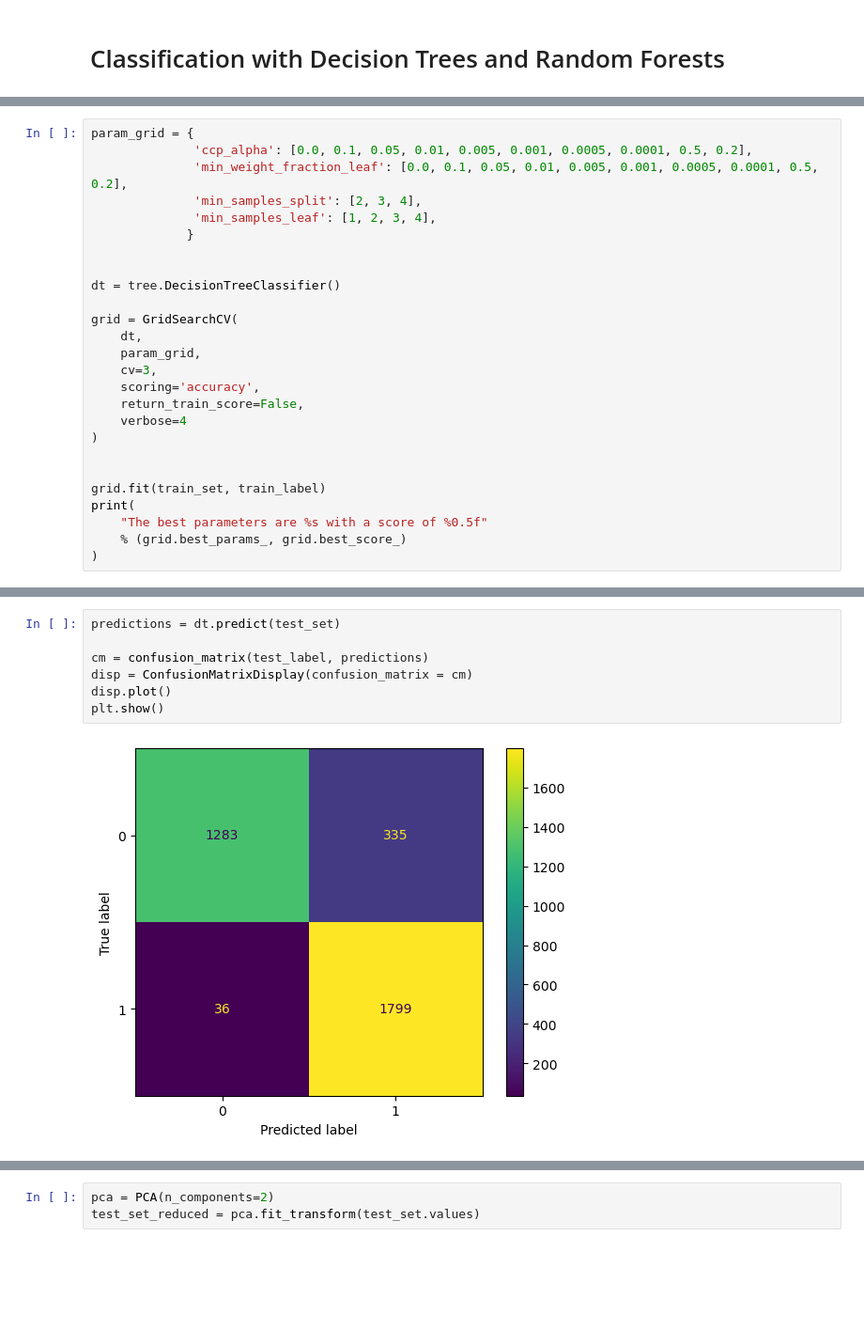
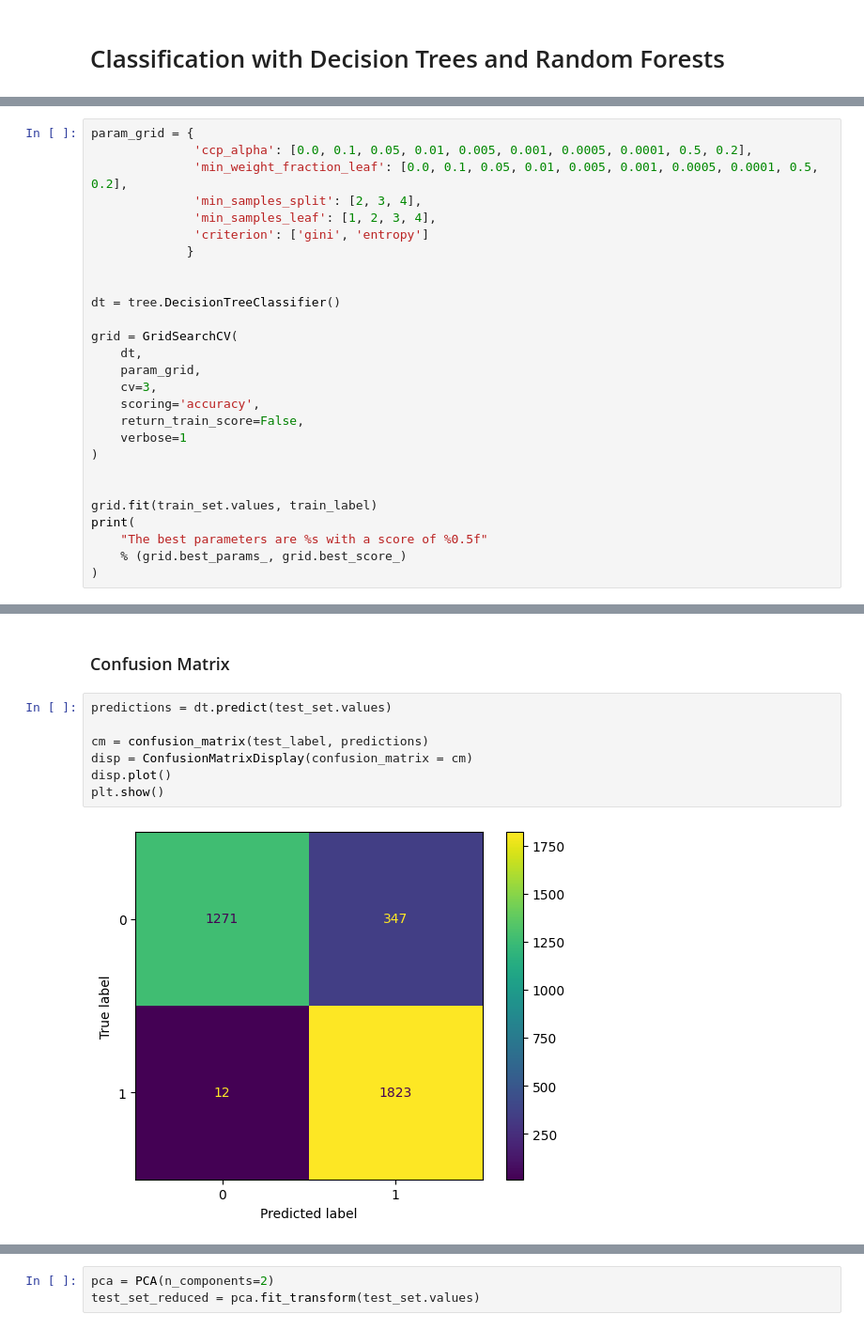
Before and after one commit to Andrew-Wyn/Data_Mining_22_23, a Jupyter notebook: DT.ipynb, the cells around one changed output, grey strips where cells are left out. Shown at 94% size. Saved outputs shown, nothing was run; the diff lists cells and outputs as text; blank space fills up the shorter version.

```diff
--- a/DT.ipynb
+++ b/DT.ipynb
@@ -29,6 +37,7 @@ param_grid = {
               'min_weight_fraction_leaf': [0.0, 0.1, 0.05, 0.01, 0.005, 0.001, 0.0005, 0.0001, 0.5, 0.2],
               'min_samples_split': [2, 3, 4],
               'min_samples_leaf': [1, 2, 3, 4],
+              'criterion': ['gini', 'entropy']
              }
 
 
@@ -40,11 +49,11 @@ grid = GridSearchCV(
     cv=3,
     scoring='accuracy',
     return_train_score=False,
-    verbose=4
+    verbose=1
 )
 
 
-grid.fit(train_set, train_label)
+grid.fit(train_set.values, train_label)
 print(
     "The best parameters are %s with a score of %0.5f"
     % (grid.best_params_, grid.best_score_)
@@ -98,9 +94,11 @@ weighted avg       0.90      0.89      0.89      3453
+# %% [markdown]
+### Confusion Matrix
 # %%
-predictions = dt.predict(test_set)
+predictions = dt.predict(test_set.values)
 
 cm = confusion_matrix(test_label, predictions)
 disp = ConfusionMatrixDisplay(confusion_matrix = cm)
 disp.plot()
 plt.show()
 # %% [output]
-[figure, old version]
+[figure, new version]
```
Also changed, not shown: parts of 34 cells of this notebook, 2 other files.
